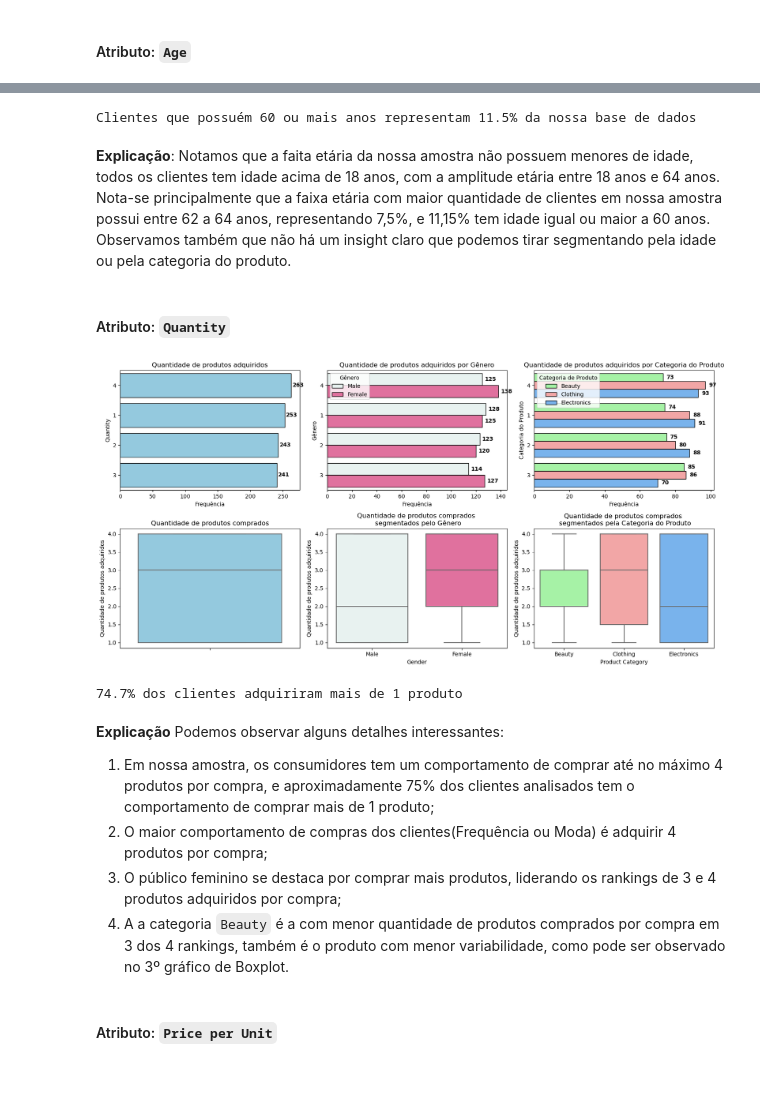
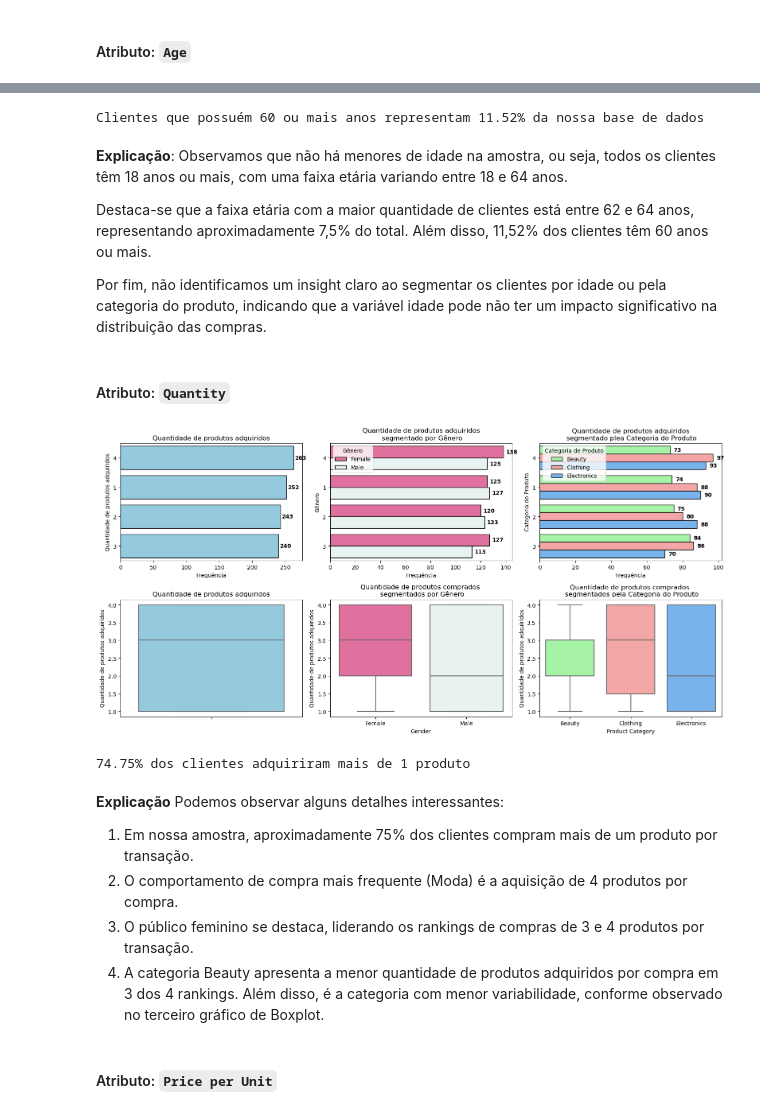
Before and after one commit to DevBrunoP/AED-Retail-Sales-Dataset, a Jupyter notebook: AED - Dados Varejo.ipynb, the cells around one changed output, grey strips where cells are left out. Saved outputs shown, nothing was run; the diff lists cells and outputs as text; code cells hidden in the pictures; blank space fills up the shorter version.

````diff
--- a/AED - Dados Varejo.ipynb
+++ b/AED - Dados Varejo.ipynb
@@ -291,2 +296,4 @@ memory usage: 41.4 KB
+# %%
+df = df[df['Date'].dt.year == 2023]
 # %%
 total_registros_df = len(df)
@@ -324,11 +321,10 @@ df.describe(include='category')
 # %%
-# Criar a figura com três gráficos lado a lado
-fig, axes = plt.subplots(nrows=1, ncols=3, figsize=(16, 8))
+fig, axes = plt.subplots(nrows=1, ncols=3, figsize=(16, 8)) # Criando um grid três gráficos lado a lado
 
-# 🎯 Gráfico 1: Quantidade de Clientes por Gênero
+# 🎯 Gráfico 1
 gender_order = df["Gender"].value_counts().index  # Ordenar categorias pela contagem
 sns.countplot(data=df, y="Gender", palette=palete_gender, edgecolor="black", ax=axes[0],order=gender_order)
-axes[0].set_title("Quantidade de Clientes por Gênero", fontsize=12)
+axes[0].set_title("Quantidade de vendas pelo Gênero do cliente", fontsize=12)
 axes[0].set_xlabel("Quantidade", fontsize=10)
 axes[0].set_ylabel("Gênero", fontsize=10)
 
@@ -338,10 +334,10 @@ for p in axes[0].patches:
                      (p.get_width() + 2, p.get_y() + p.get_height()/2),
                      ha='left', va='center', fontsize=10, fontweight="bold")
 
-# 🎯 Gráfico 2: Quantidade de Clientes por Categoria do Produto (Ordenado)
+# 🎯 Gráfico 2
 product_category_order = df["Product Category"].value_counts().index  # Ordenar categorias pela contagem
 sns.countplot(data=df, y="Product Category", palette=palette_product_category, edgecolor="black", ax=axes[1], order=product_category_order)
-axes[1].set_title("Quantidade de Clientes por Categoria do Produto", fontsize=12)
+axes[1].set_title("Quantidade de vendas pela Categoria do Produto", fontsize=12)
 axes[1].set_xlabel("Quantidade", fontsize=10)
 axes[1].set_ylabel("Categoria do Produto", fontsize=10)
 
@@ -351,12 +347,12 @@ for p in axes[1].patches:
                      (p.get_width() + 2, p.get_y() + p.get_height()/2),
                      ha='left', va='center', fontsize=10, fontweight="bold")
 
-# 🎯 Gráfico 3: Quantidade de Clientes por Gênero Segmentado pelo Product Category
+# 🎯 Gráfico 3
 sns.countplot(data=df, y="Gender", hue="Product Category", palette=palette_product_category, edgecolor="black", ax=axes[2])
-axes[2].set_title("Quantidade de Clientes por Gênero \n Segmentado pela Categoria do Produto", fontsize=12)
+axes[2].set_title("Quantidade de vendas pelo Gênero do cliente\n segmentado pela Categoria do Produto", fontsize=12)
 axes[2].set_xlabel("Quantidade", fontsize=10)
 axes[2].set_ylabel("Gênero", fontsize=10)
-axes[2].legend(title="Categoria de Produto", loc="upper left")  # Mover legenda para o canto superior esquerdo
+axes[2].legend(title="Categoria de Produto", loc="upper left")  # Mover legenda para o canto superior esquerdo para facilitar a visualização
 
 # Adicionar rótulos de valores dentro das barras do gráfico 3
 for p in axes[2].patches:
@@ -450,24 +451,27 @@ plt.show()
 # %%
-maior_frequencia_etaria = (len(df.query("Age >= 60")) / total_registros_df) * 100
+maior_frequencia_etaria = round((len(df.query("Age >= 60")) / total_registros_df) * 100, 2)
 print(f'Clientes que possuém 60 ou mais anos representam {maior_frequencia_etaria}% da nossa base de dados')
 # %% [output]
-Clientes que possuém 60 ou mais anos representam 11.5% da nossa base de dados
+Clientes que possuém 60 ou mais anos representam 11.52% da nossa base de dados
 # %% [markdown]
-**Explicação**: Notamos que a faita etária da nossa amostra não possuem menores de idade, todos os clientes tem idade acima de 18 anos, com a amplitude etária entre 18 anos e 64 anos. Nota-se principalmente que a faixa etária com maior quantidade de clientes em nossa amostra possui entre 62 a 64 anos, representando 7,5%, e 11,15% tem idade igual ou maior a 60 anos. Observamos também que não há um insight claro que podemos tirar segmentando pela idade ou pela categoria do produto.
+**Explicação**: Observamos que não há menores de idade na amostra, ou seja, todos os clientes têm 18 anos ou mais, com uma faixa etária variando entre 18 e 64 anos.
+
+Destaca-se que a faixa etária com a maior quantidade de clientes está entre 62 e 64 anos, representando aproximadamente 7,5% do total. Além disso, 11,52% dos clientes têm 60 anos ou mais.
+
+Por fim, não identificamos um insight claro ao segmentar os clientes por idade ou pela categoria do produto, indicando que a variável idade pode não ter um impacto significativo na distribuição das compras.
 # %% [markdown]
 #### Atributo: ```Quantity```
 # %%
 # Ordenação dos gráficos com base na frequência de compras por preço da unidade
 order = df.groupby("Quantity")["Quantity"].value_counts().sort_values(ascending=False).index
 
-# Criar a figura com três gráficos lado a lado
-fig, graficos = plt.subplots(nrows=2, ncols=3, figsize=(16, 8))
+fig, graficos = plt.subplots(nrows=2, ncols=3, figsize=(16, 8)) # Criação de um Grid 2x3 de gráficos
 
-# 🎯 Gráfico 1: Quantidade de produtos adquiridos
+# 🎯 Gráfico 1 (Barras)
 sns.countplot(data=df, y="Quantity", color='skyblue', edgecolor="black", order=order, ax=graficos[0][0])
 graficos[0][0].set_title("Quantidade de produtos adquiridos", fontsize=12)
 graficos[0][0].set_xlabel("Frequência", fontsize=10)
-graficos[0][0].set_ylabel("Quantity", fontsize=10)
+graficos[0][0].set_ylabel("Quantidade de produtos adquiridos", fontsize=10)
 
 # Adicionar rótulos de valores dentro das barras
 for p in graficos[0][0].patches:
@@ -475,53 +479,57 @@ for p in graficos[0][0].patches:
                      (p.get_width() + 2, p.get_y() + p.get_height()/2),
                      ha='left', va='center', fontsize=10, fontweight="bold")
 
-# 🎯 Gráfico 2: Quantidade de produtos adquiridos segmentados por Gênero
+# 🎯 Gráfico 2 (Barras)
 sns.countplot(data=df, y="Quantity", hue="Gender", edgecolor="black", order=order, ax=graficos[0][1], palette=palete_gender)
-graficos[0][1].set_title("Quantidade de produtos adquiridos por Gênero", fontsize=12)
+graficos[0][1].set_title("Quantidade de produtos adquiridos\n segmentado por Gênero", fontsize=12)
 graficos[0][1].set_xlabel("Frequência", fontsize=10)
 graficos[0][1].set_ylabel("Gênero", fontsize=10)
 graficos[0][1].legend(title="Gênero", loc="upper left")
 
 # Adicionar rótulos de valores dentro das barras do gráfico 3
 for p in graficos[0][1].patches:
     graficos[0][1].annotate(f'{int(p.get_width())}',
                      (p.get_width() + 2, p.get_y() + p.get_height()/2),
                      ha='left', va='center', fontsize=10, fontweight="bold")
 
 
-# 🎯 Gráfico 3: Quantidade de produtos adquiridos segmentados por categoria
+# 🎯 Gráfico 3 (Barras)
 sns.countplot(data=df, y="Quantity", hue="Product Category", edgecolor="black", order=order, ax=graficos[0][2], palette=palette_product_category)
-graficos[0][2].set_title("Quantidade de produtos adquiridos por Categoria do Produto", fontsize=12)
+graficos[0][2].set_title("Quantidade de produtos adquiridos\n segmentado plea Categoria do Produto", fontsize=12)
 graficos[0][2].set_xlabel("Frequência", fontsize=10)
 graficos[0][2].set_ylabel("Categoria do Produto", fontsize=10)
 graficos[0][2].legend(title="Categoria de Produto", loc="upper left")
 
 # Adicionar rótulos de valores dentro das barras
 for p in graficos[0][2].patches:
     graficos[0][2].annotate(f'{int(p.get_width())}',
                      (p.get_width() + 2, p.get_y() + p.get_height()/2),
                      ha='left', va='center', fontsize=10, fontweight="bold")
 
-gerador_boxplot(data=df, y='Quantity', eixos=graficos, valor_eixos=[1,0], title='Quantidade de produtos comprados', y_label='Quantidade de produtos adquiridos')
-gerador_boxplot(data=df, y='Quantity', x='Gender', eixos=graficos, valor_eixos=[1,1], title='Quantidade de produtos comprados \n segmentados pelo Gênero', y_label='Quantidade de produtos adquiridos', palette=palete_gender)
+# 🎯 Gráfico 4 (Boxplot)
+gerador_boxplot(data=df, y='Quantity', eixos=graficos, valor_eixos=[1,0], title='Quantidade de produtos adquiridos', y_label='Quantidade de produtos adquiridos')
+# 🎯 Gráfico 5 (Boxplot)
+gerador_boxplot(data=df, y='Quantity', x='Gender', eixos=graficos, valor_eixos=[1,1], title='Quantidade de produtos comprados \n segmentados por Gênero', y_label='Quantidade de produtos adquiridos', palette=palete_gender)
+# 🎯 Gráfico 6 (Boxplot)
 gerador_boxplot(data=df, y='Quantity', x='Product Category', eixos=graficos, valor_eixos=[1,2], title='Quantidade de produtos comprados \n segmentados pela Categoria do Produto', y_label='Quantidade de produtos adquiridos', palette=palette_product_category)
 
 # Ajustar layout
 plt.tight_layout()
 plt.show()
 # %% [output]
-[figure, old version]
+[figure, new version]
 # %%
-mais_de_um_protudo_adquirido = (len(df[(df['Quantity']>1) & (df['Quantity']<=4)]) / total_registros_df) * 100
+mais_de_um_protudo_adquirido = round((len(df[(df['Quantity']>1) & (df['Quantity']<=4)]) / total_registros_df) * 100, 2)
 print(f'{mais_de_um_protudo_adquirido}% dos clientes adquiriram mais de 1 produto')
 # %% [output]
-74.7% dos clientes adquiriram mais de 1 produto
+74.75% dos clientes adquiriram mais de 1 produto
 # %% [markdown]
 **Explicação** Podemos observar alguns detalhes interessantes:
-1. Em nossa amostra, os consumidores tem um comportamento de comprar até no máximo 4 produtos por compra, e aproximadamente 75% dos clientes analisados tem o comportamento de comprar mais de 1 produto;
-2. O maior comportamento de compras dos clientes(Frequência ou Moda) é adquirir 4 produtos por compra;
-3. O público feminino se destaca por comprar mais produtos, liderando os rankings de 3 e 4 produtos adquiridos por compra;
-4. A a categoria ```Beauty``` é a com menor quantidade de produtos comprados por compra em 3 dos 4 rankings, também é o produto com menor variabilidade, como pode ser observado no 3º gráfico de Boxplot.
+
+1. Em nossa amostra, aproximadamente 75% dos clientes compram mais de um produto por transação.
+2. O comportamento de compra mais frequente (Moda) é a aquisição de 4 produtos por compra.
+3. O público feminino se destaca, liderando os rankings de compras de 3 e 4 produtos por transação.
+4. A categoria Beauty apresenta a menor quantidade de produtos adquiridos por compra em 3 dos 4 rankings. Além disso, é a categoria com menor variabilidade, conforme observado no terceiro gráfico de Boxplot.
 # %% [markdown]
 #### Atributo: ```Price per Unit```
 # %%
````
Also changed, not shown: parts of 60 cells of this notebook.
